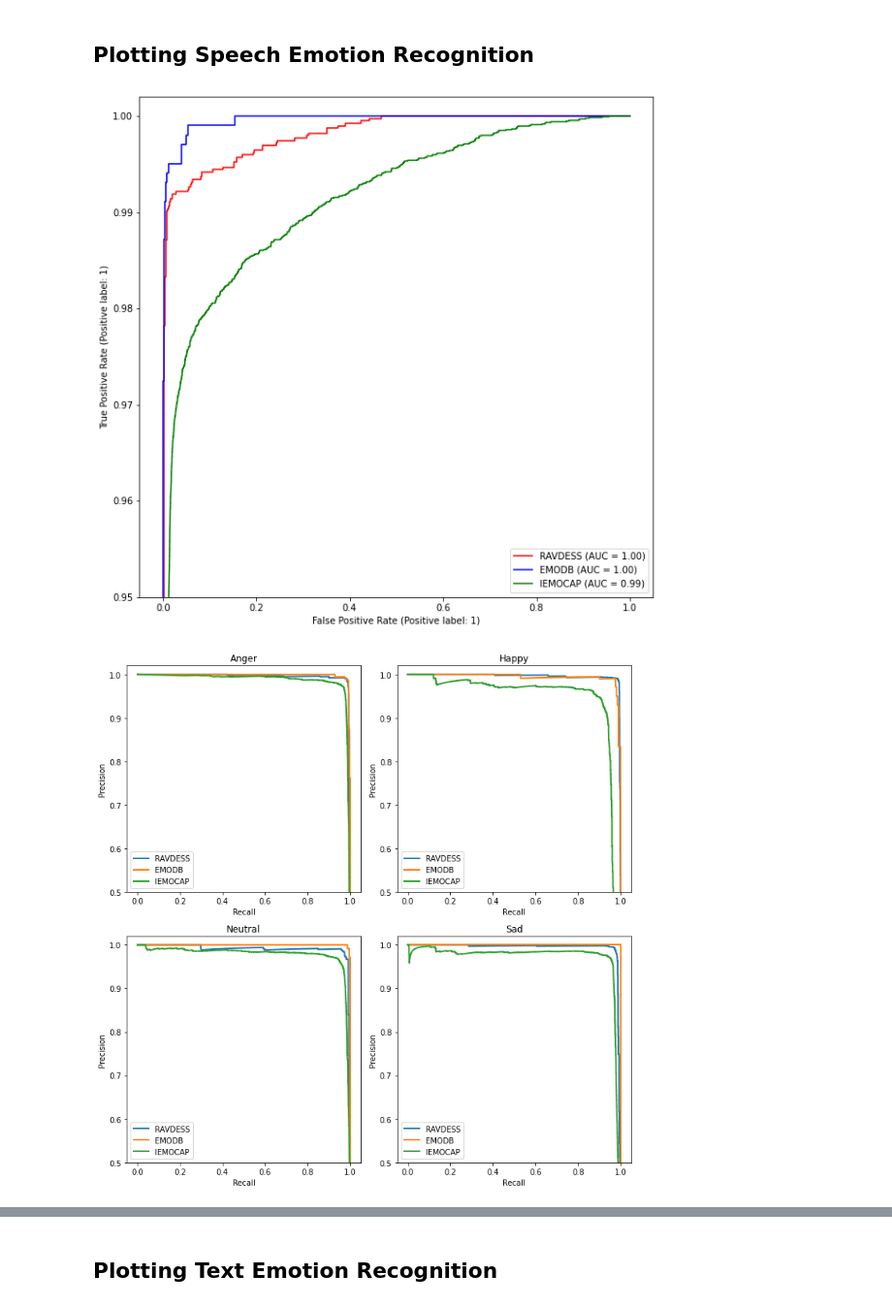
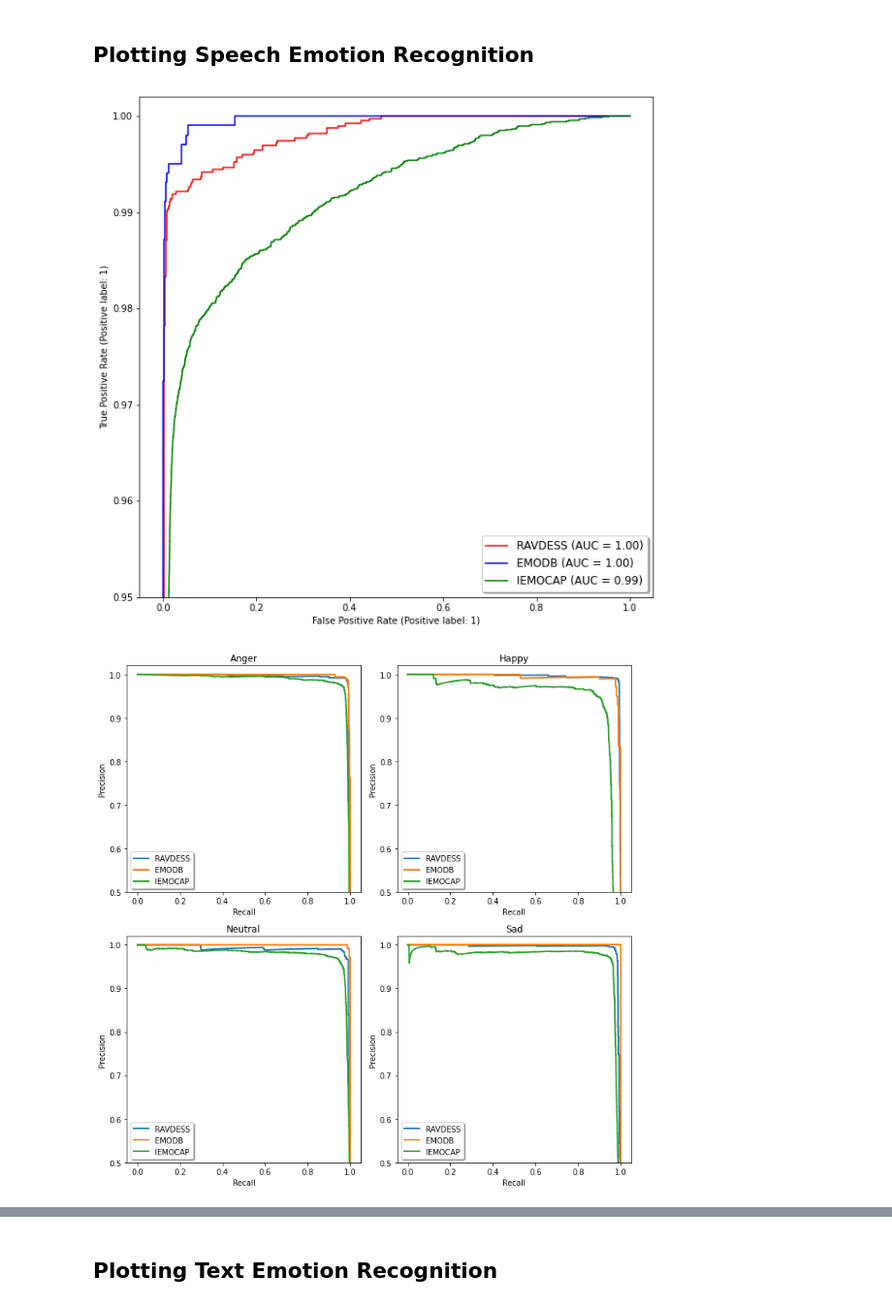
Before and after one commit to ikathuria/Autbot, a Jupyter notebook: plots.ipynb, the cells around one changed output, grey strips where cells are left out. Shown at 97% size. Drawn from its saved outputs; the diff is of its cells as text; code cells hidden in the pictures.

Commit message:
model plots

```diff
--- a/plots.ipynb
+++ b/plots.ipynb
@@ -45,27 +45,27 @@ colors = ["red", "blue", "green", "orange", "purple", "brown"]
 # %%
 fig, ax = plt.subplots(1, 1, figsize=(10, 10))
 
 for (i, y_pred), c in zip(data_preds.items(), colors):
     y_true = np.load(f'data/npy/{i}_labels.npy')
     skmetrics.RocCurveDisplay.from_predictions(
         y_true.ravel(),
         y_pred.ravel(),
         name=i,
         color=c,
         ax=ax
     )
 
 plt.ylim([0.95, 1.002])
-plt.legend()
+plt.legend(shadow=True, fontsize=12)
 plt.show()
 fig.savefig(
-    f"./data/plots/full_roc.png",
+    f"./data/plots/full_roc_ser.png",
     bbox_inches="tight",
     dpi=300,
     facecolor='white'
 )
 # %% [output]
-[figure, old version]
+[figure, new version]
 # %%
 classes = ["Anger", "Happy", "Neutral", "Sad"]
 
@@ -95,16 +95,16 @@ for (dataset, y_pred), c in zip(data_preds.items(), colors):
             ax[i][j].set_xlabel("Recall")
             ax[i][j].set_ylabel("Precision")
             ax[i][j].set_ylim([0.5, 1.02])
-            ax[i][j].legend()
+            ax[i][j].legend(shadow=True, fontsize=10)
 
 plt.tight_layout()
 plt.show()
 
 fig.savefig(
-    "./data/plots/full_pr.png",
+    "./data/plots/full_pr_ser.png",
     bbox_inches="tight",
     dpi=300,
     facecolor='white'
 )
 # %% [output]
-[figure, old version]
+[figure, new version]
```
Also changed, not shown: parts of 1 cell of this notebook, 6 other files.
